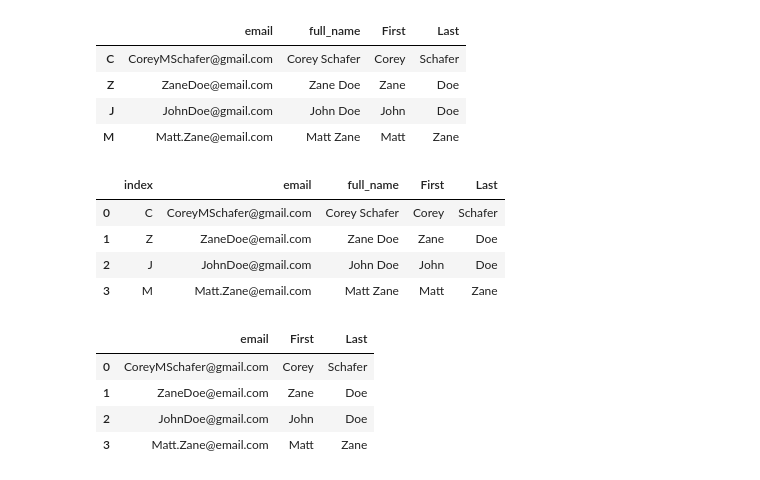
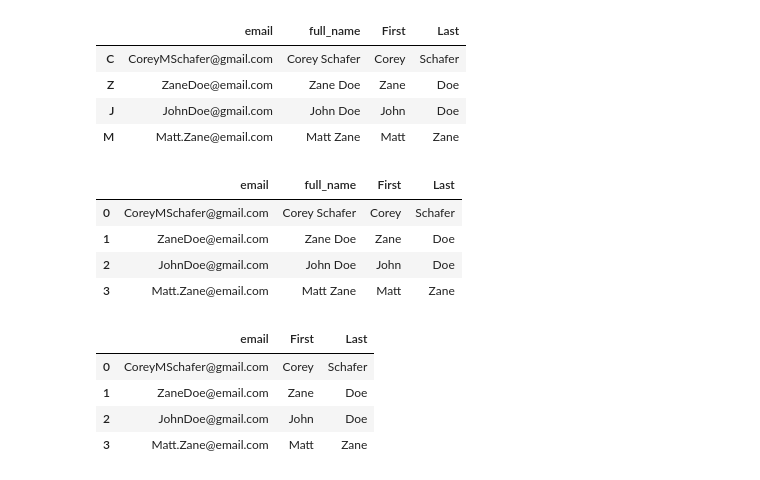
Before and after one commit to VeenaKGit/Knowledge, a Jupyter notebook: Pandas and Numpy.ipynb, the cells around one changed output. Saved outputs shown, nothing was run; the diff lists cells and outputs as text; code cells hidden in the pictures.

```diff
--- a/Pandas and Numpy.ipynb
+++ b/Pandas and Numpy.ipynb
@@ -978,0 +1029,10 @@ df1
+# %%
+people = {
+    "first": ["Corey", 'Zane', 'John', 'Matt'],
+    "last": ["Schafer", 'Doe', 'Doe', 'Zane'],
+    "email": ["CoreyMSchafer@gmail.com", 'ZaneDoe@email.com', 'JohnDoe@gmail.com', 'Matt.Zane@email.com'],
+}
+df1 = pd.DataFrame(people, index=list('CZJM'))
+# adding a column
+df1['full_name'] = df1['first'] + ' ' + df1['last']
+df1
@@ -979,5 +1045,6 @@ df1
 # %%
-df1.drop(columns=['first', 'last'], inplace=True) # need to use axis='columns' if columns=[] is not used
+# df1.drop(columns=['first', 'last'], inplace=True) # need to use axis='columns' if columns=[] is not used/
+df1.drop(['first', 'last'], axis = 'columns', inplace=True) # same as above
 df1
 # %% [output]
 |  | email | full_name |
@@ -1013,12 +1080,12 @@ df1
 | J | JohnDoe@gmail.com | John Doe | John | Doe |
 | M | Matt.Zane@email.com | Matt Zane | Matt | Zane |
 # %%
-df1.reset_index(inplace=True)
+df1.reset_index(inplace=True, drop=True) #drop=True drops the previous index
 df1
 # %% [output]
-|  | index | email | full_name | First | Last |
-| 0 | C | CoreyMSchafer@gmail.com | Corey Schafer | Corey | Schafer |
-| 1 | Z | ZaneDoe@email.com | Zane Doe | Zane | Doe |
-| 2 | J | JohnDoe@gmail.com | John Doe | John | Doe |
-| 3 | M | Matt.Zane@email.com | Matt Zane | Matt | Zane |
+|  | email | full_name | First | Last |
+| 0 | CoreyMSchafer@gmail.com | Corey Schafer | Corey | Schafer |
+| 1 | ZaneDoe@email.com | Zane Doe | Zane | Doe |
+| 2 | JohnDoe@gmail.com | John Doe | John | Doe |
+| 3 | Matt.Zane@email.com | Matt Zane | Matt | Zane |
 # %%
```
Also changed, not shown: parts of 174 cells of this notebook.
